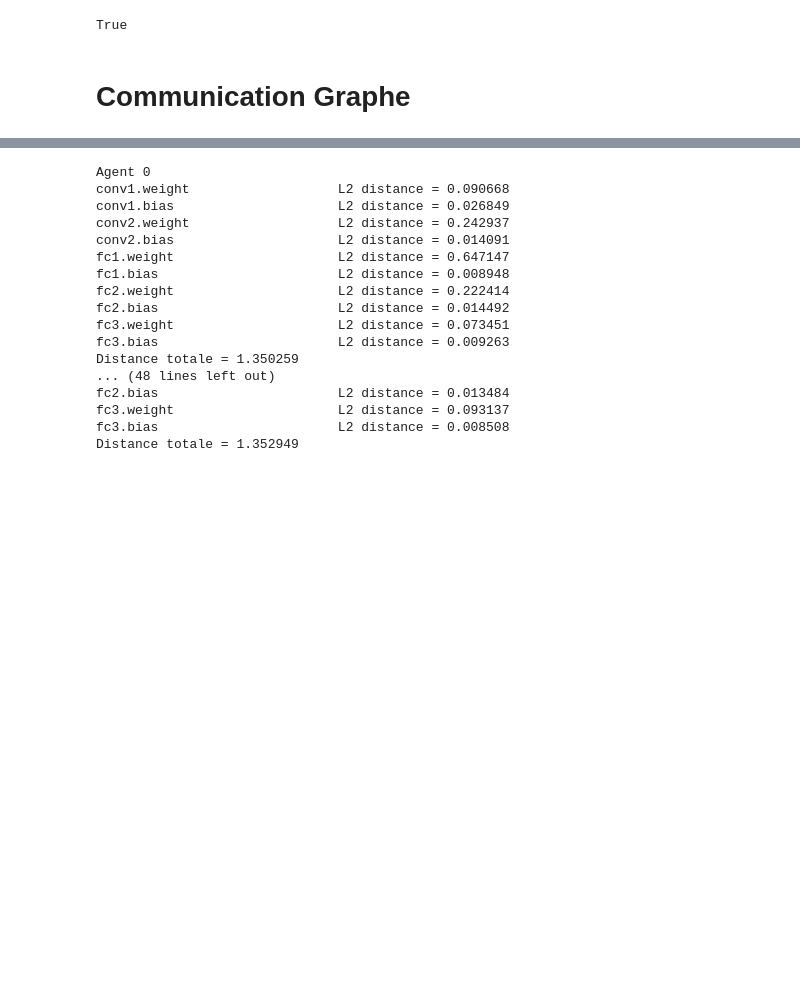
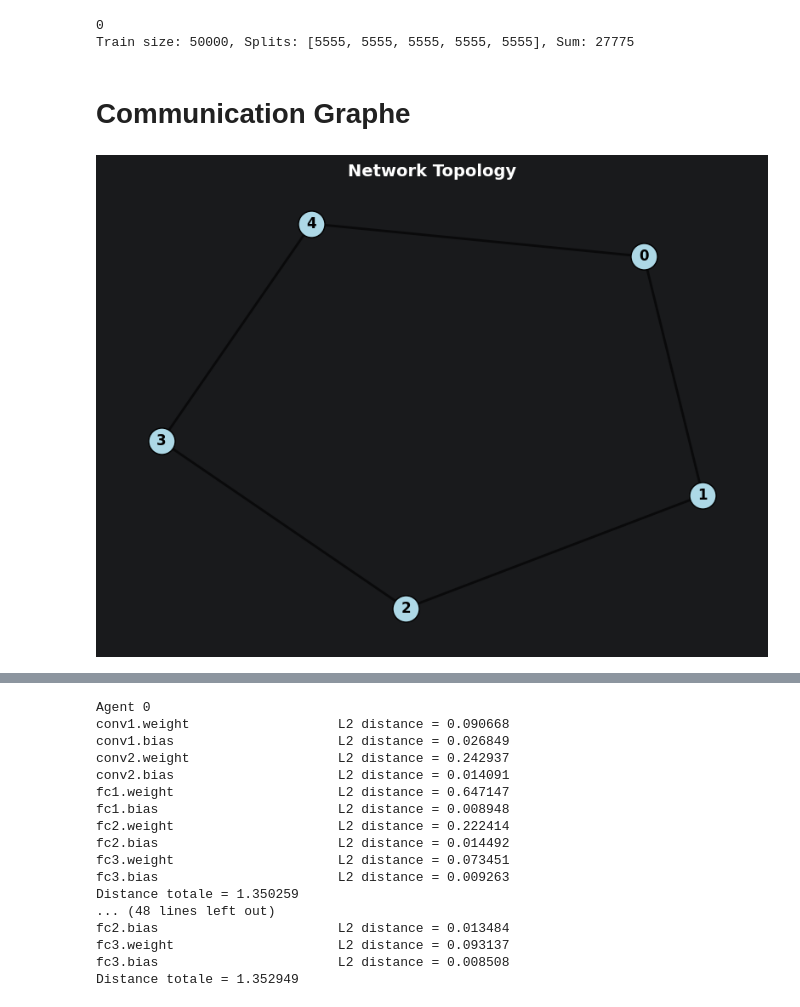
Before and after one commit to R-Florent/IA_A_-_Z, a Jupyter notebook: main.ipynb, the cells around one changed output, grey strips where cells are left out. Drawn from its saved outputs; the diff is of its cells as text; code cells hidden in the pictures; blank space fills up the shorter version.

```diff
--- a/main.ipynb
+++ b/main.ipynb
@@ -30,7 +30,7 @@ from ExperimentRunner import ExperimentRunner
 
 RANDOM_SEED = 123
 BATCH_SIZE = 10
-NUM_EPOCHES = 10
+NUM_EPOCHES = 100
 
 MOMENTUM = 0.9
 LEARING_RATE = 0.001
@@ -46,53 +46,50 @@ torch.version
 torch.version.cuda
 torch.cuda.is_available()
 
-#agent_list = genereate_agent(BATCH_SIZE,N_AGENT,DEVICE)
+agent_list = generate_agent(BATCH_SIZE,N_AGENT,DEVICE)
 # %% [output]
-True
+0
+Train size: 50000, Splits: [5555, 5555, 5555, 5555, 5555], Sum: 27775
 # %% [markdown]
 # Communication Graphe
 # %%
 graph = NetworkTopology.cycle_graph(len(agent_list))
 
 for agent_id, agent in enumerate(agent_list):
     graph.add_node(agent_id, agent=agent)
 
 NetworkTopology.visualize_graph(graph)
 
 # ──────────────────────────────────────────────────────────────
 # Wrapper pour normaliser les signatures
 # (certaines fns n'utilisent pas graph ou k)
 # ──────────────────────────────────────────────────────────────
 def avg_wrapper(agent_list, graph, k):
     synchronize_models_average(agent_list)
 
 def cycle_wrapper(agent_list, graph, k):
     synchronize_models_cycle(agent_list)
 
 def consensus_wrapper(agent_list, graph, k):
     consensu_algortyme(agent_list, graph, K=k)
 
 def topology_wrapper(agent_list, graph, k):
     synchronize_with_topology(agent_list, graph)
 
+def Topology_ring_k_wrapper(agent_list, graph, k):
+    synchronize_models_cycle_k(agent_list,k,N_AGENT)
 # ──────────────────────────────────────────────────────────────
 # Dictionnaire des méthodes à comparer
 # ──────────────────────────────────────────────────────────────
 COMMUNICATION_METHODS = {
-    "Average Global"    : avg_wrapper,
-    "Cycle Shift"       : cycle_wrapper,
-    "Consensus (K=5)"   : consensus_wrapper,
-    "Topology (Ring)"   : topology_wrapper,
+    "Average Global"            : avg_wrapper,
+    "Hamiltonian cycle"         : cycle_wrapper,
+    f"Consensus (K=f{k})"       : consensus_wrapper,
+    "Topology (Ring)"           : topology_wrapper,
+    "Topology (Ring(K=/f{k}))"  : Topology_ring_k_wrapper,
 }
-results = benchmark_sequential(
-    communication_methods=COMMUNICATION_METHODS,
-    num_epochs=NUM_EPOCHS,
-    graph=graph,
-    k=K,
-    BATCH_SIZE=BATCH_SIZE,
-    N_AGENT=N_AGENT,
-    DEVICE=DEVICE,
-)
+# %% [output]
+[figure, added]
 # %%
 for communication_model in COMMUNICATION_METHODS:
     print(COMMUNICATION_METHODS[communication_model])
```
Also changed, not shown: parts of 9 cells of this notebook, 7 other files.
